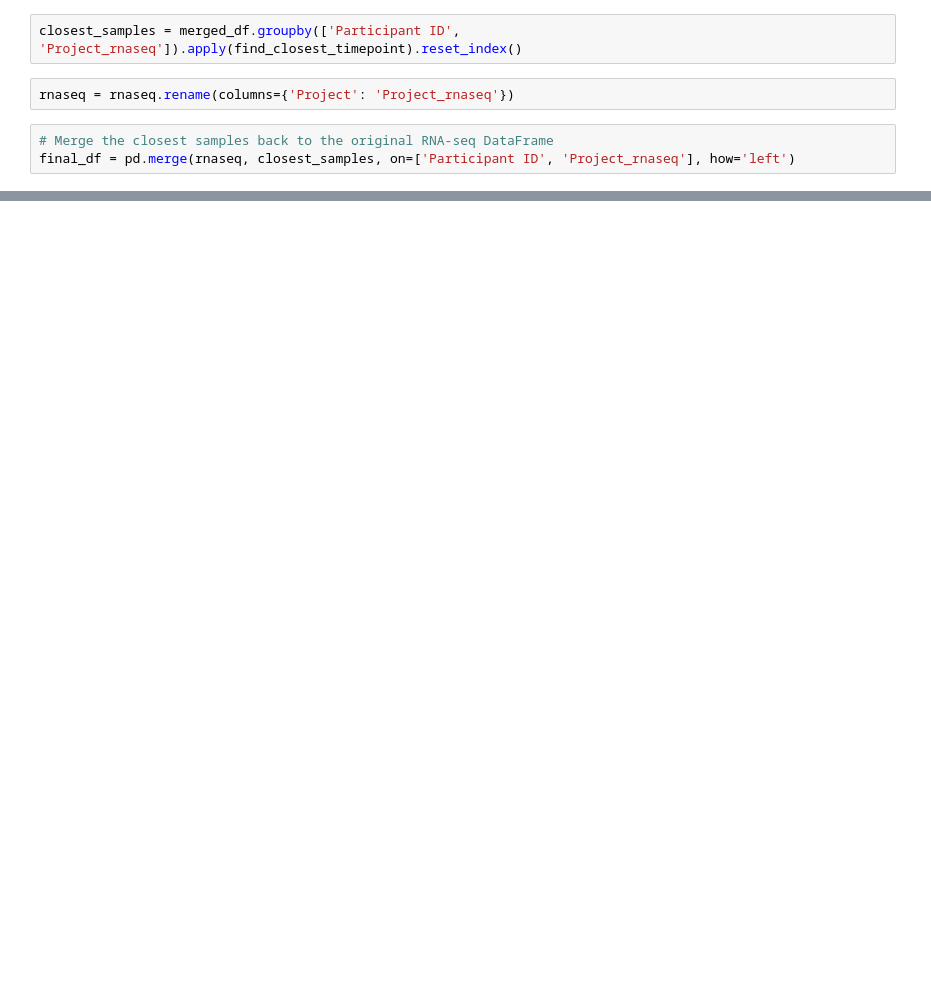
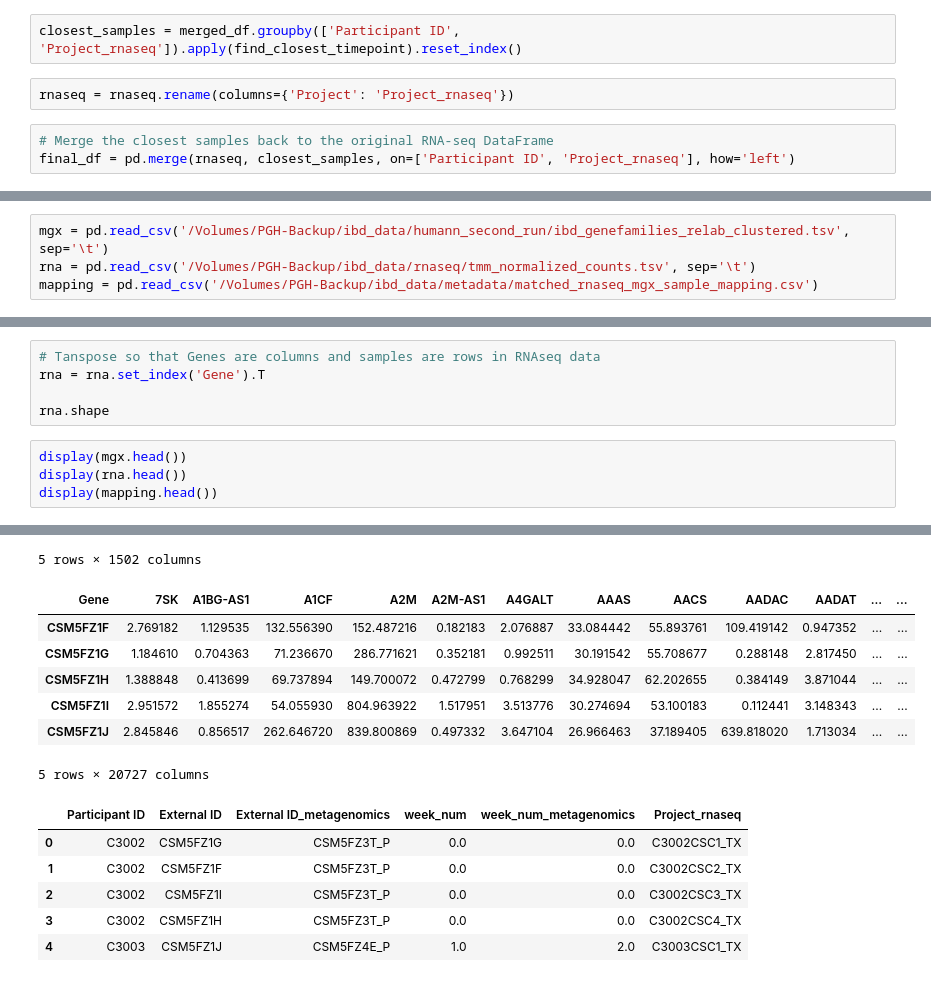
Before and after one commit to oliverdesa/Clustering_Metagenomics, a Jupyter notebook: src/rnaseq_shotgun/data_cleaning.ipynb, the cells around one changed output, grey strips where cells are left out. Drawn from its saved outputs; the diff is of its cells as text; blank space fills up the shorter version.

```diff
--- a/src/rnaseq_shotgun/data_cleaning.ipynb
+++ b/src/rnaseq_shotgun/data_cleaning.ipynb
@@ -89,0 +155,4 @@ for_viewing.to_csv('/Volumes/PGH-Backup/ibd_data/metadata/matched_rnaseq_mgx_sam
+# %%
+mgx = pd.read_csv('/Volumes/PGH-Backup/ibd_data/humann_second_run/ibd_genefamilies_relab_clustered.tsv', sep='\t')
+rna = pd.read_csv('/Volumes/PGH-Backup/ibd_data/rnaseq/tmm_normalized_counts.tsv', sep='\t')
+mapping = pd.read_csv('/Volumes/PGH-Backup/ibd_data/metadata/matched_rnaseq_mgx_sample_mapping.csv')
@@ -89,0 +184,10 @@ for_viewing.to_csv('/Volumes/PGH-Backup/ibd_data/metadata/matched_rnaseq_mgx_sam
+# %%
+# Tanspose so that Genes are columns and samples are rows in RNAseq data
+rna = rna.set_index('Gene').T
+
+rna.shape
+# %%
+display(mgx.head())
+display(rna.head())
+display(mapping.head())
+# %% [output]
@@ -89,0 +200,14 @@ for_viewing.to_csv('/Volumes/PGH-Backup/ibd_data/metadata/matched_rnaseq_mgx_sam
+5 rows × 1502 columns
+| Gene | 7SK | A1BG-AS1 | A1CF | A2M | A2M-AS1 | A4GALT | AAAS | AACS | AADAC | AADAT | ... | ... |
+| CSM5FZ1F | 2.769182 | 1.129535 | 132.556390 | 152.487216 | 0.182183 | 2.076887 | 33.084442 | 55.893761 | 109.419142 | 0.947352 | ... | ... |
+| CSM5FZ1G | 1.184610 | 0.704363 | 71.236670 | 286.771621 | 0.352181 | 0.992511 | 30.191542 | 55.708677 | 0.288148 | 2.817450 | ... | ... |
+| CSM5FZ1H | 1.388848 | 0.413699 | 69.737894 | 149.700072 | 0.472799 | 0.768299 | 34.928047 | 62.202655 | 0.384149 | 3.871044 | ... | ... |
+| CSM5FZ1I | 2.951572 | 1.855274 | 54.055930 | 804.963922 | 1.517951 | 3.513776 | 30.274694 | 53.100183 | 0.112441 | 3.148343 | ... | ... |
+| CSM5FZ1J | 2.845846 | 0.856517 | 262.646720 | 839.800869 | 0.497332 | 3.647104 | 26.966463 | 37.189405 | 639.818020 | 1.713034 | ... | ... |
+5 rows × 20727 columns
+|  | Participant ID | External ID | External ID_metagenomics | week_num | week_num_metagenomics | Project_rnaseq |
+| 0 | C3002 | CSM5FZ1G | CSM5FZ3T_P | 0.0 | 0.0 | C3002CSC1_TX |
+| 1 | C3002 | CSM5FZ1F | CSM5FZ3T_P | 0.0 | 0.0 | C3002CSC2_TX |
+| 2 | C3002 | CSM5FZ1I | CSM5FZ3T_P | 0.0 | 0.0 | C3002CSC3_TX |
+| 3 | C3002 | CSM5FZ1H | CSM5FZ3T_P | 0.0 | 0.0 | C3002CSC4_TX |
+| 4 | C3003 | CSM5FZ1J | CSM5FZ4E_P | 1.0 | 2.0 | C3003CSC1_TX |
```
Also changed, not shown: parts of 18 cells of this notebook, 1 other file.
